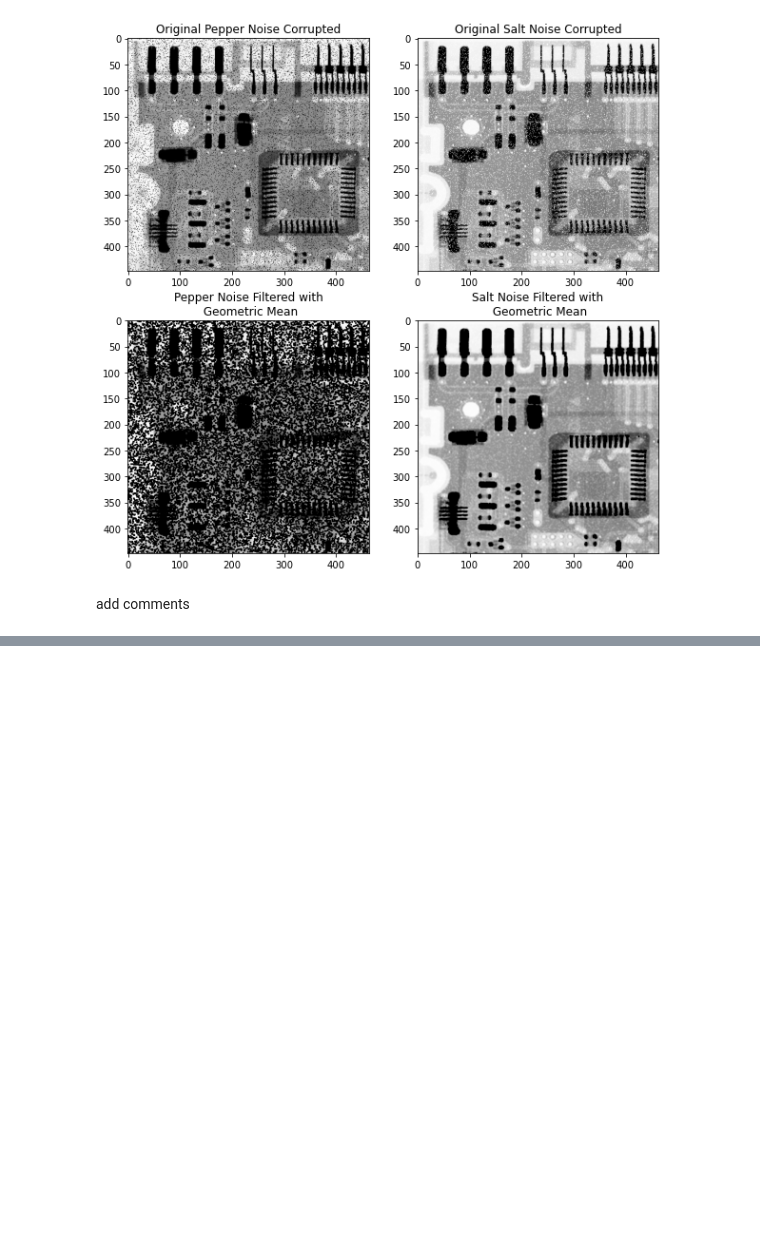
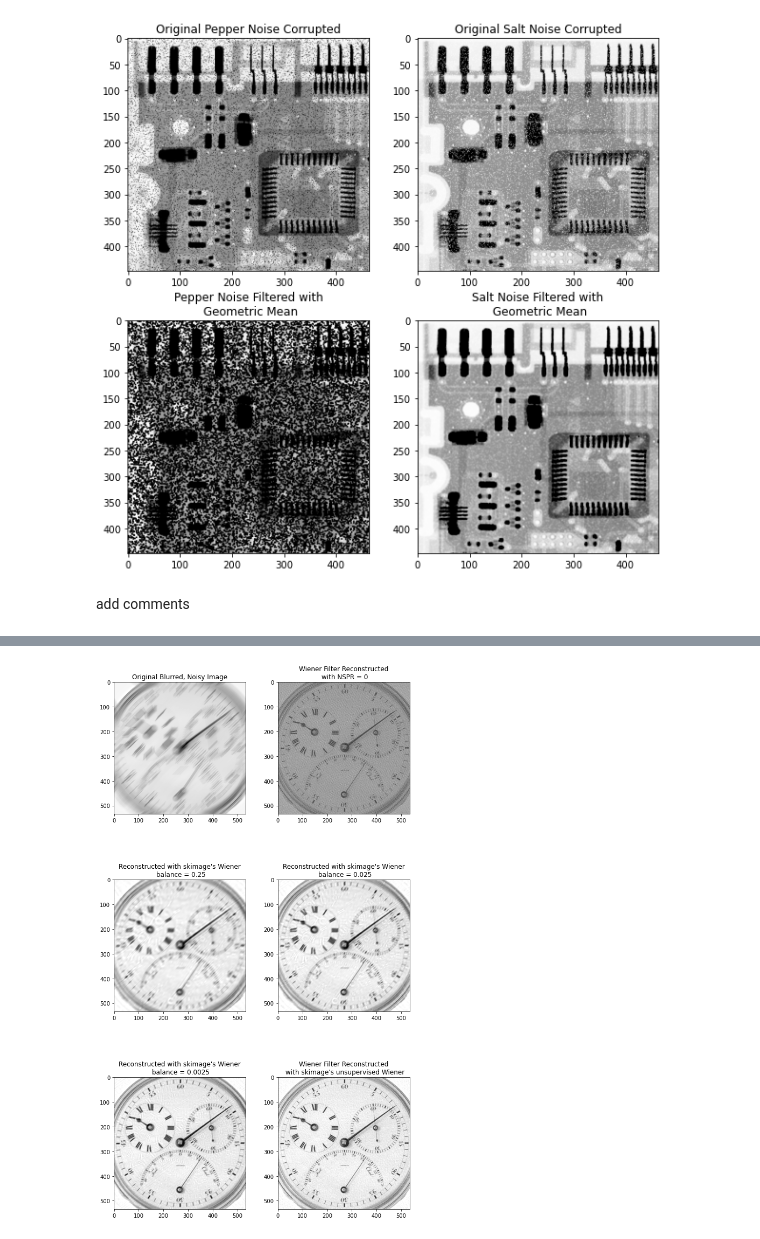
Before and after one commit to ecolon08/Digital-Image-Processing, a Jupyter notebook: Img_Restoration_Reconstruction/ec_dip_restor_recons_01.ipynb, the cells around one changed output, grey strips where cells are left out. Drawn from its saved outputs; the diff is of its cells as text; code cells hidden in the pictures; blank space fills up the shorter version.

Commit message:
Add Wiener rescontruction example

```diff
--- a/Img_Restoration_Reconstruction/ec_dip_restor_recons_01.ipynb
+++ b/Img_Restoration_Reconstruction/ec_dip_restor_recons_01.ipynb
@@ -319,22 +346,23 @@ ax_chro[0].imshow(img_chro, cmap='gray')
 ax_chro[0].set_title("Original Image");
 
 # blurring the image
-img_chro_blur = convolve(img_chro, krnl_motion_blur, mode='wrap')
+#img_chro_blur = convolve(img_chro, krnl_motion_blur, mode='wrap')
+img_chro_blur = correlate(img_chro, krnl_motion_blur, mode='wrap')
 
 # display the blurred image
 ax_chro[1].imshow(img_chro_blur, cmap='gray')
 ax_chro[1].set_title("Image Blurred with Motion Blur PSF");
 
 # add gaussian noise to the image
-img_blurred_noisy, noise_pttrn = ec_img_utils.imnoise(img_chro_blur, {"type": "gaussian", "a": 0.0, "b": 0.001})
+img_blurred_noisy, noise_pttrn = ec_img_utils.imnoise(img_chro_blur, {"type": "gaussian", "a": 0.0, "b": 0.0001})
 
 # the noise pattern is the difference between the preceding two images
 #noise_pttrn = img_blurred_noisy - img_chro_blur
 
 # display the noise pattern and the blurred noisy image
 ax_chro[2].imshow(noise_pttrn, cmap='gray')
-ax_chro[2].set_title("Noise Pattern applied to Original Image")
+ax_chro[2].set_title("Noise Pattern applied to Original Image");
 
 ax_chro[3].imshow(img_blurred_noisy, cmap='gray')
-ax_chro[3].set_title("Blurred Noisy Image")
+ax_chro[3].set_title("Blurred Noisy Image");
 # %% [output]
@@ -379,0 +419,39 @@ plt.imshow(test_img2, cmap='gray')
+# %%
+##################################
+# WIENER FILTER FOR RECONSTRUCTION
+##################################
+img_chro_recons_1 = ec_img_utils.custom_wiener_filt(img_blurred_noisy, krnl_motion_blur, 0)
+
+# display the images
+fig_chro_rec, ax_chro_rec = plt.subplots(3, 2, figsize=(10,18))
+ax_chro_rec = ax_chro_rec.ravel()
+
+ax_chro_rec[0].imshow(img_blurred_noisy, cmap='gray')
+ax_chro_rec[0].set_title("Original Blurred, Noisy Image")
+
+ax_chro_rec[1].imshow(img_chro_recons_1, cmap='gray')
+ax_chro_rec[1].set_title("Wiener Filter Reconstructed\n with NSPR = 0");
+
+# using skimage's built-in Wiener reconstruction filter
+img_chro_recons_2 = skimage.restoration.wiener(img_blurred_noisy, krnl_motion_blur, balance=.25)
+img_chro_recons_3 = skimage.restoration.wiener(img_blurred_noisy, krnl_motion_blur, balance=.025)
+img_chro_recons_4 = skimage.restoration.wiener(img_blurred_noisy, krnl_motion_blur, balance=.0025)
+
+ax_chro_rec[2].imshow(img_chro_recons_2, cmap='gray')
+ax_chro_rec[2].set_title("Reconstructed with skimage's Wiener\n balance = 0.25");
+
+ax_chro_rec[3].imshow(img_chro_recons_3, cmap='gray')
+ax_chro_rec[3].set_title("Reconstructed with skimage's Wiener\n balance = 0.025");
+
+ax_chro_rec[4].imshow(img_chro_recons_4, cmap='gray')
+ax_chro_rec[4].set_title("Reconstructed with skimage's Wiener\n balance = 0.0025");
+
+# using unsupervised Wiener from skimage
+img_chro_recons_5, _ = skimage.restoration.unsupervised_wiener(img_blurred_noisy, krnl_motion_blur)
+
+ax_chro_rec[5].imshow(img_chro_recons_5, cmap='gray')
+ax_chro_rec[5].set_title("Wiener Filter Reconstructed\n with skimage's unsupervised Wiener");
+
+fig_chro_rec.subplots_adjust(hspace = 0.5)
+# %% [output]
+[figure, added]
```
Also changed, not shown: parts of 23 cells of this notebook.
